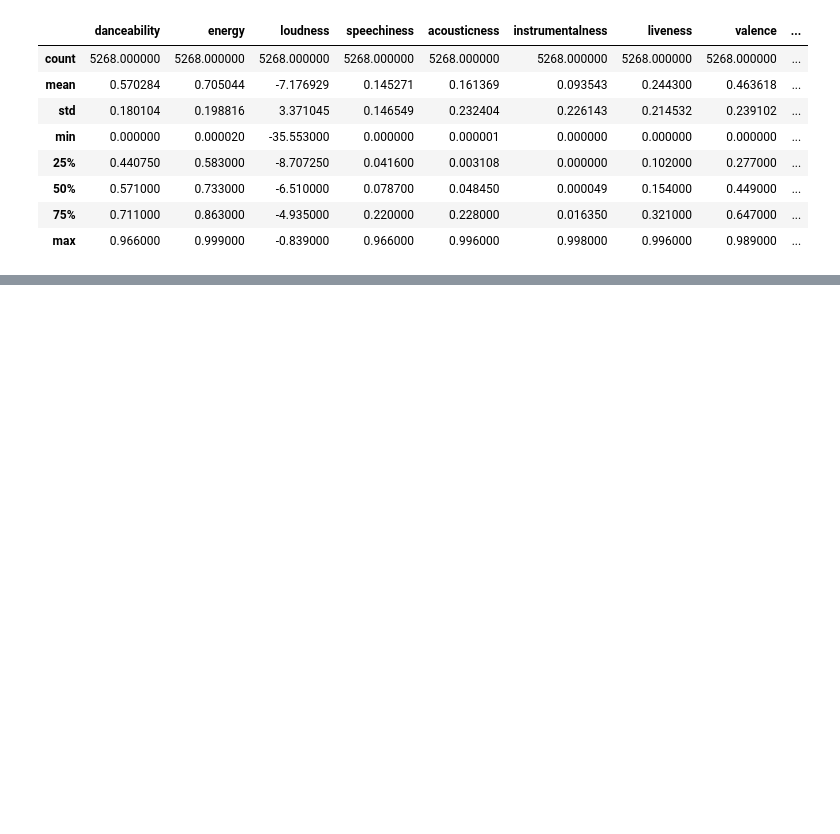
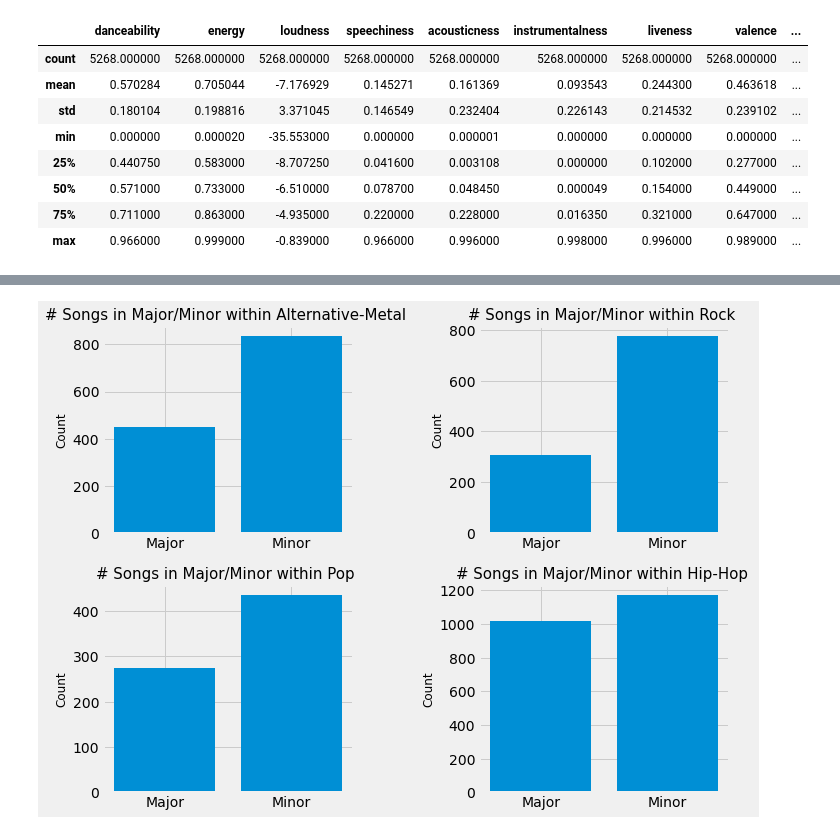
Before and after one commit to Hadryan/Music-Recommendation-System-24, a Jupyter notebook: Data-Cleaning-Preprocessing-API-Only.ipynb, the cells around one changed output, grey strips where cells are left out. Saved outputs shown, nothing was run; the diff lists cells and outputs as text; code cells hidden in the pictures; blank space fills up the shorter version.

```diff
--- a/Data-Cleaning-Preprocessing-API-Only.ipynb
+++ b/Data-Cleaning-Preprocessing-API-Only.ipynb
@@ -211,0 +278,18 @@ dtype: int64
+# %%
+fig, axes = plt.subplots(2,2, figsize = (10,8))
+fig.subplots_adjust(hspace=.25, wspace = .50)
+vc_mode_am = all_songs.groupby('genre')['mode'].value_counts()['alt-metal']
+vc_mode_rock = all_songs.groupby('genre')['mode'].value_counts()['rock']
+vc_mode_pop = all_songs.groupby('genre')['mode'].value_counts()['pop']
+vc_mode_hh = all_songs.groupby('genre')['mode'].value_counts()['hip-hop']
+
+plotbar_groupby_genre(vc_mode_am, 'Alternative-Metal', 'Major/Minor',
+                   axes[0,0], ticklabel = mode_mm_values, orient='v')
+plotbar_groupby_genre(vc_mode_rock, 'Rock','Major/Minor',
+                   axes[0,1],  ticklabel = mode_mm_values, orient='v')
+plotbar_groupby_genre(vc_mode_pop, 'Pop','Major/Minor',
+                   axes[1,0], ticklabel = mode_mm_values, orient='v')
+plotbar_groupby_genre(vc_mode_hh, 'Hip-Hop', 'Major/Minor',
+                   axes[1,1], ticklabel = mode_mm_values, orient='v')
+# %% [output]
+[figure, added]
```
Also changed, not shown: parts of 31 cells of this notebook, 1 other file.
